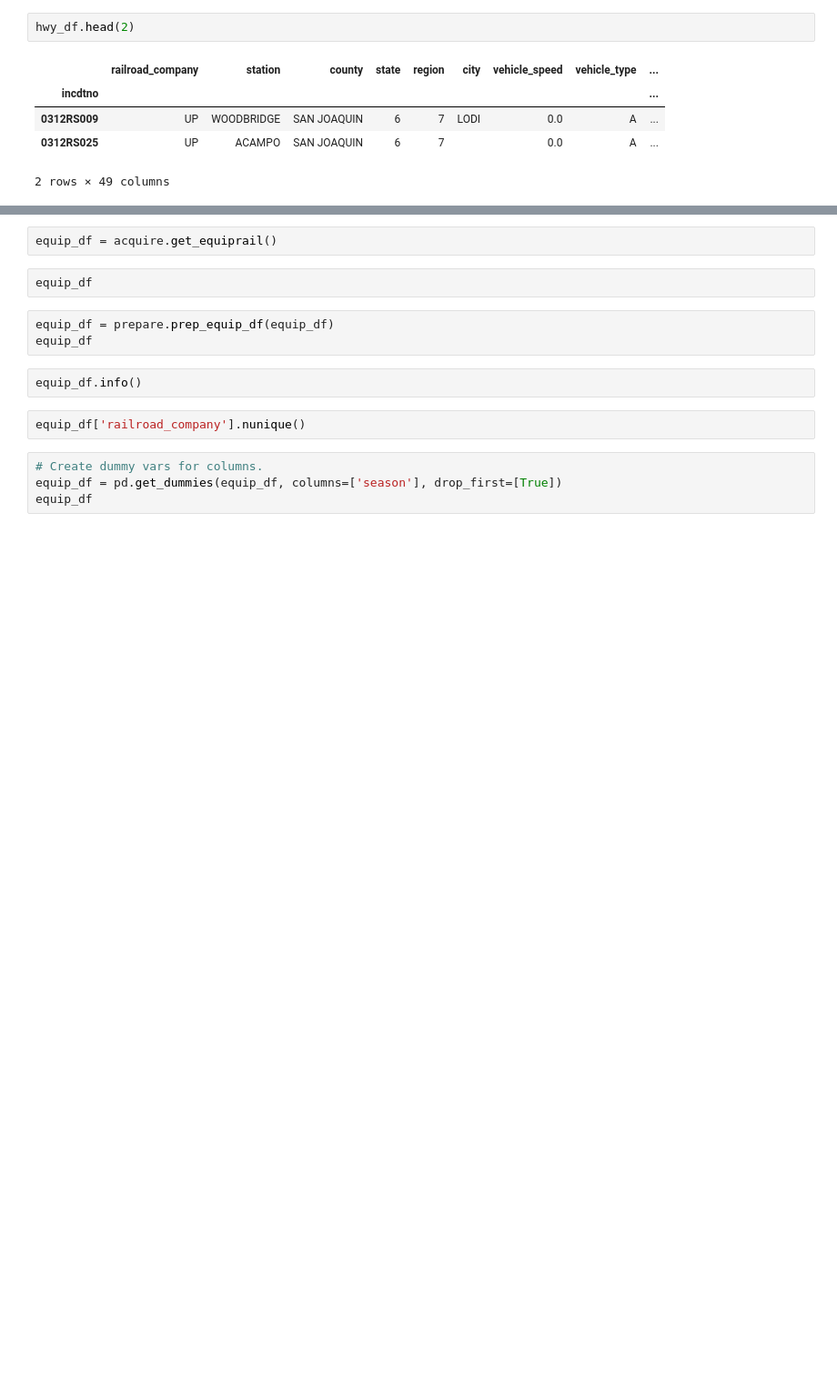
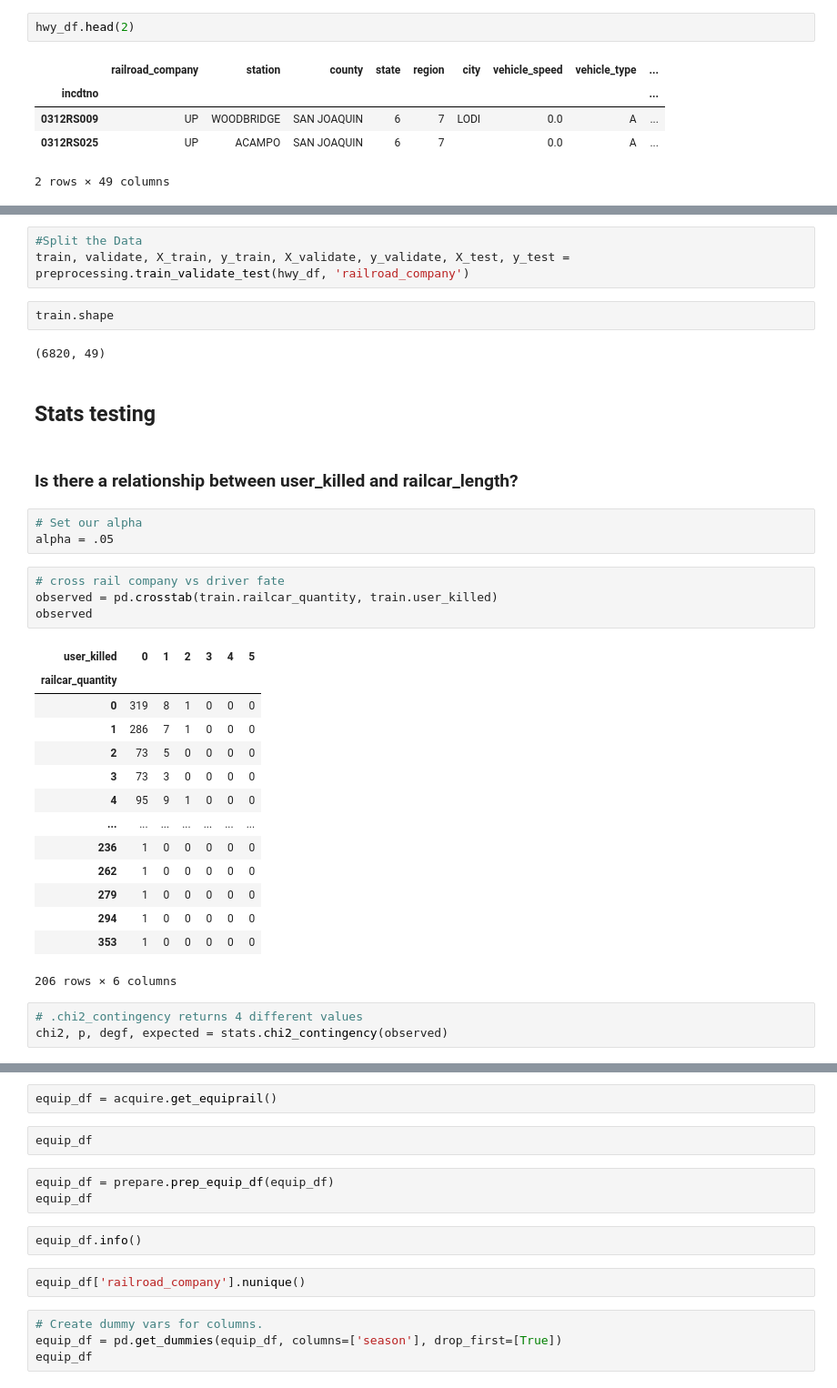
Before and after one commit to OTR-Capstone/Off_The_Rails, a Jupyter notebook: Steve_Stuff/workbench.ipynb, the cells around one changed output, grey strips where cells are left out. Shown at 91% size. Saved outputs shown, nothing was run; the diff lists cells and outputs as text; blank space fills up the shorter version.

Commit message:
added stats testing

```diff
--- a/Steve_Stuff/workbench.ipynb
+++ b/Steve_Stuff/workbench.ipynb
@@ -315,0 +321,36 @@ hwy_df.head(2)
+# %%
+#Split the Data
+train, validate, X_train, y_train, X_validate, y_validate, X_test, y_test = preprocessing.train_validate_test(hwy_df, 'railroad_company')
+# %%
+train.shape
+# %% [output]
+(6820, 49)
+# %% [markdown]
+## Stats testing
+# %% [markdown]
+### Is there a relationship between user_killed and railcar_length?
+# %%
+# Set our alpha
+alpha = .05
+# %%
+# cross rail company vs driver fate
+observed = pd.crosstab(train.railcar_quantity, train.user_killed)
+observed
+# %% [output]
+| user_killed | 0 | 1 | 2 | 3 | 4 | 5 |
+| railcar_quantity |  |  |  |  |  |  |
+| 0 | 319 | 8 | 1 | 0 | 0 | 0 |
+| 1 | 286 | 7 | 1 | 0 | 0 | 0 |
+| 2 | 73 | 5 | 0 | 0 | 0 | 0 |
+| 3 | 73 | 3 | 0 | 0 | 0 | 0 |
+| 4 | 95 | 9 | 1 | 0 | 0 | 0 |
+| ... | ... | ... | ... | ... | ... | ... |
+| 236 | 1 | 0 | 0 | 0 | 0 | 0 |
+| 262 | 1 | 0 | 0 | 0 | 0 | 0 |
+| 279 | 1 | 0 | 0 | 0 | 0 | 0 |
+| 294 | 1 | 0 | 0 | 0 | 0 | 0 |
+| 353 | 1 | 0 | 0 | 0 | 0 | 0 |
+206 rows × 6 columns
+# %%
+# .chi2_contingency returns 4 different values
+chi2, p, degf, expected = stats.chi2_contingency(observed)
```
Also changed, not shown: parts of 11 cells of this notebook.
